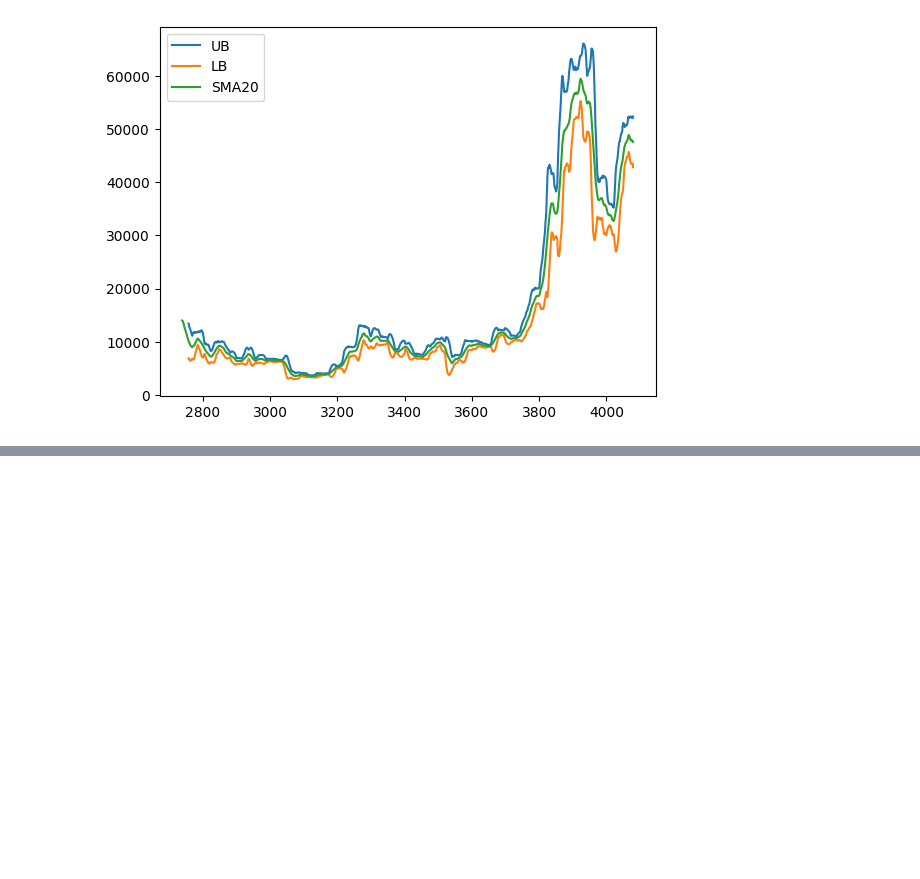
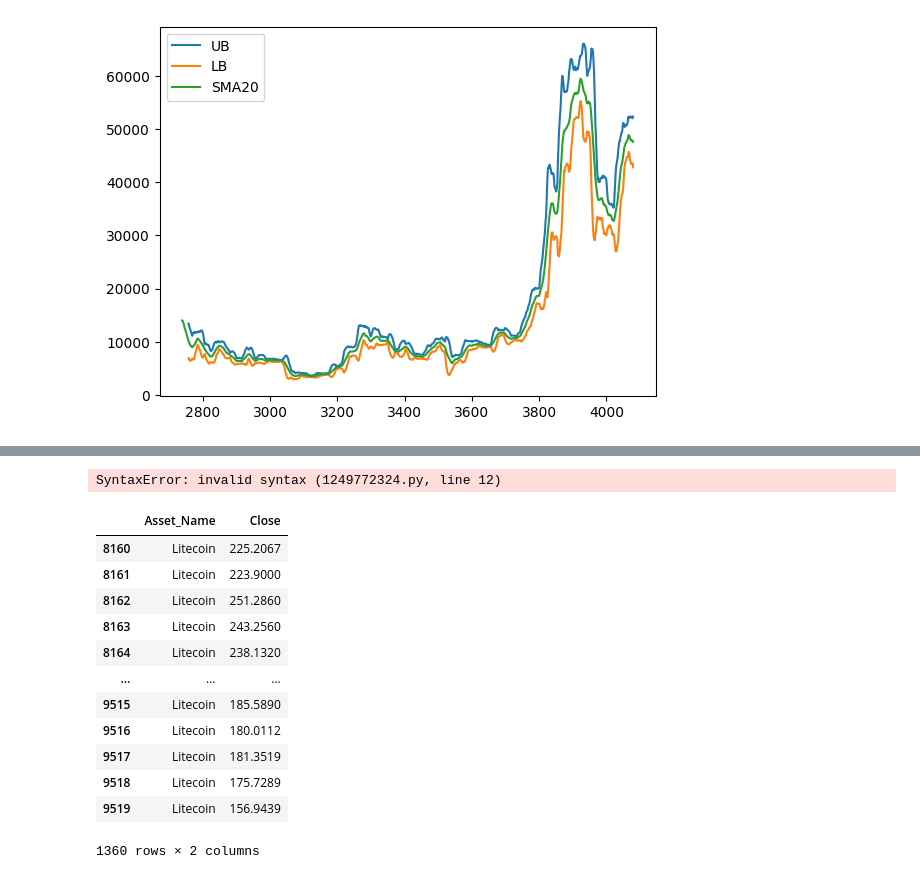
Before and after one commit to ramshanaqvi/gr-dataeng-data-challenge, a Jupyter notebook: Panda - GR WE.ipynb, the cells around one changed output, grey strips where cells are left out. Saved outputs shown, nothing was run; the diff lists cells and outputs as text; code cells hidden in the pictures; blank space fills up the shorter version.

```diff
--- a/Panda - GR WE.ipynb
+++ b/Panda - GR WE.ipynb
@@ -189,0 +218,36 @@ TypeError: list indices must be integers or slices, not tuple
+# %%
+#Question 2a
+#filter out only monero ✓
+#loop through the list and compare every value with the one after,
+#store that as a variable and if the next one greater than this one
+#currently stored then replace, else ignore
+#for part b, convert that difference into percentage
+
+mon = df[df['Asset_Name']a == 'Monero'].copy()
+liMON = mon.reset_index()[['timestamp', 'Close']].values.tolist()
+
+day = '2018-01-01'
+for i in range len(liMON):
+    n = liMON[i][1] - liMON[i+1][1]
+    while n < 0 :
+        i = i+1
+        #store n's in an array and the max one, the corresponding i value....-print that
+
+
+'''
+# Part A: Loop through the 2D list and find the maximum difference between consecutive values
+max_diff= 0
+for row in mon:
+    for i in range(len(row) - 1):
+        current_value = row[i]
+        next_value = row[i + 1]
+        difference = next_value - current_value
+        if difference > max_diff:
+            max_diff= difference
+print("Maximum difference between consecutive values:", max_diff)
+# Part B: Convert the maximum difference into percentage
+percentage_difference = (max_diff / max(map(max, data))) * 100
+print("Maximum difference as a percentage:", percentage_difference)
+'''
+# %% [output]
+SyntaxError: invalid syntax (1249772324.py, line 12)
@@ -189,0 +263,19 @@ TypeError: list indices must be integers or slices, not tuple
+# %%
+#Question 4
+ltc = df[df['Asset_Name'] == 'Litecoin'].copy()
+ltcNclose = ltc[['Asset_Name', 'Close']]
+ltcNclose
+# %% [output]
+|  | Asset_Name | Close |
+| 8160 | Litecoin | 225.2067 |
+| 8161 | Litecoin | 223.9000 |
+| 8162 | Litecoin | 251.2860 |
+| 8163 | Litecoin | 243.2560 |
+| 8164 | Litecoin | 238.1320 |
+| ... | ... | ... |
+| 9515 | Litecoin | 185.5890 |
+| 9516 | Litecoin | 180.0112 |
+| 9517 | Litecoin | 181.3519 |
+| 9518 | Litecoin | 175.7289 |
+| 9519 | Litecoin | 156.9439 |
+1360 rows × 2 columns
```
Also changed, not shown: parts of 5 cells of this notebook.
